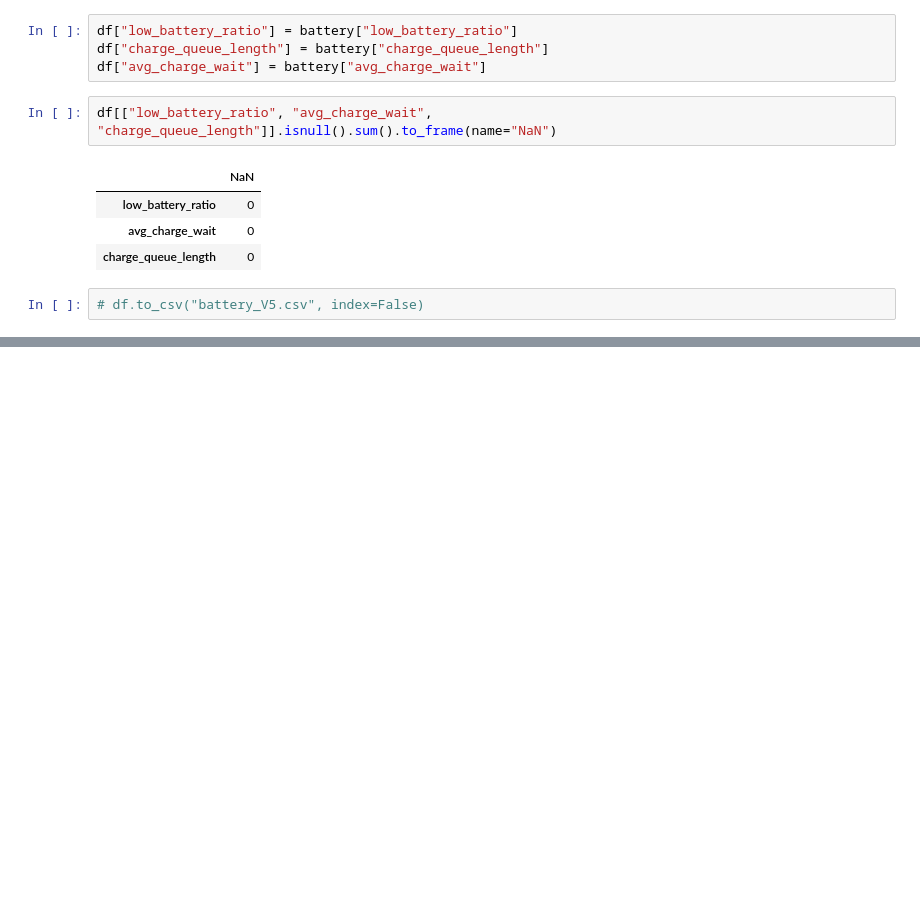
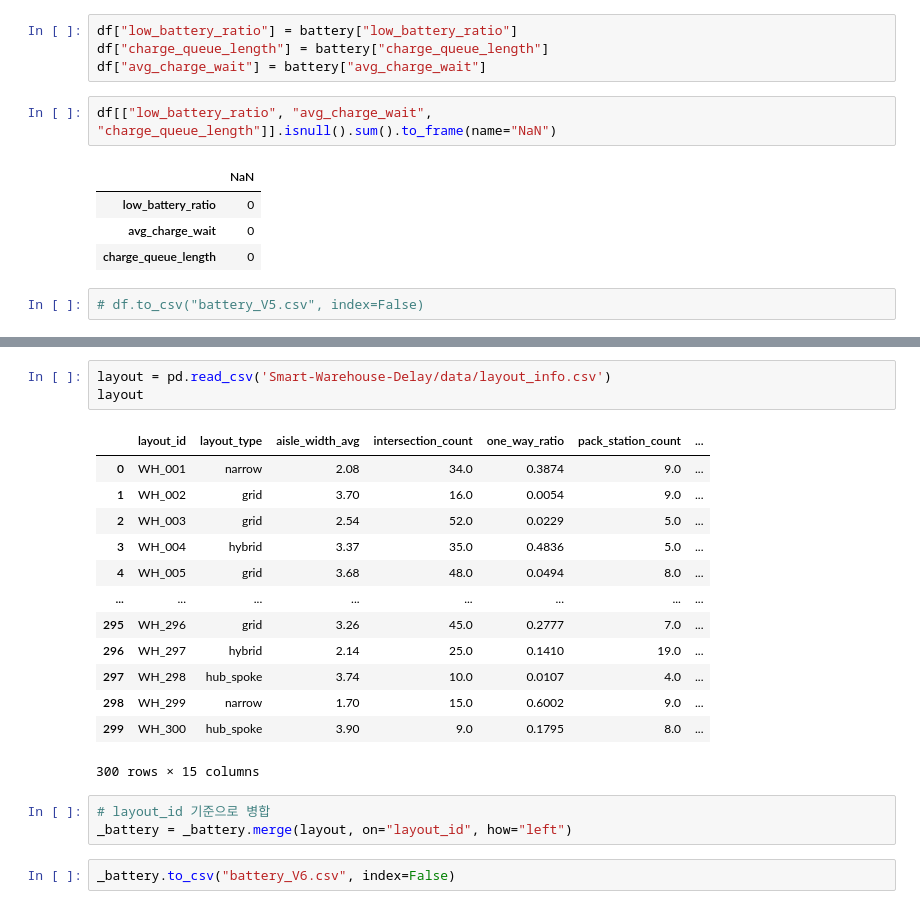
Before and after one commit to dodamhaae/Dacon, a Jupyter notebook: Smart-Warehouse-Delay/Battery_train.ipynb, the cells around one changed output, grey strips where cells are left out. Drawn from its saved outputs; the diff is of its cells as text; blank space fills up the shorter version.

Commit message:
add layout_info columns in Battery

```diff
--- a/Smart-Warehouse-Delay/Battery_train.ipynb
+++ b/Smart-Warehouse-Delay/Battery_train.ipynb
@@ -437,0 +434,22 @@ df[["low_battery_ratio", "avg_charge_wait", "charge_queue_length"]].isnull().sum
+# %%
+layout = pd.read_csv('Smart-Warehouse-Delay/data/layout_info.csv')
+layout
+# %% [output]
+|  | layout_id | layout_type | aisle_width_avg | intersection_count | one_way_ratio | pack_station_count | ... |
+| 0 | WH_001 | narrow | 2.08 | 34.0 | 0.3874 | 9.0 | ... |
+| 1 | WH_002 | grid | 3.70 | 16.0 | 0.0054 | 9.0 | ... |
+| 2 | WH_003 | grid | 2.54 | 52.0 | 0.0229 | 5.0 | ... |
+| 3 | WH_004 | hybrid | 3.37 | 35.0 | 0.4836 | 5.0 | ... |
+| 4 | WH_005 | grid | 3.68 | 48.0 | 0.0494 | 8.0 | ... |
+| ... | ... | ... | ... | ... | ... | ... | ... |
+| 295 | WH_296 | grid | 3.26 | 45.0 | 0.2777 | 7.0 | ... |
+| 296 | WH_297 | hybrid | 2.14 | 25.0 | 0.1410 | 19.0 | ... |
+| 297 | WH_298 | hub_spoke | 3.74 | 10.0 | 0.0107 | 4.0 | ... |
+| 298 | WH_299 | narrow | 1.70 | 15.0 | 0.6002 | 9.0 | ... |
+| 299 | WH_300 | hub_spoke | 3.90 | 9.0 | 0.1795 | 8.0 | ... |
+300 rows × 15 columns
+# %%
+# layout_id 기준으로 병합
+_battery = _battery.merge(layout, on="layout_id", how="left")
+# %%
+_battery.to_csv("battery_V6.csv", index=False)
```
Also changed, not shown: parts of 10 cells of this notebook, 1 other file.
